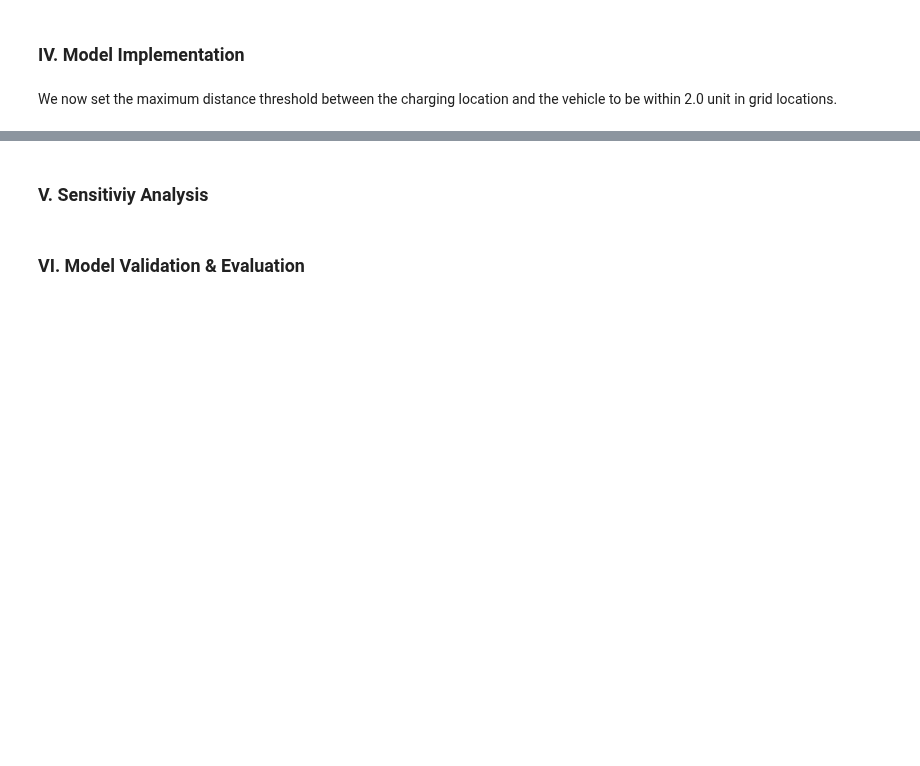
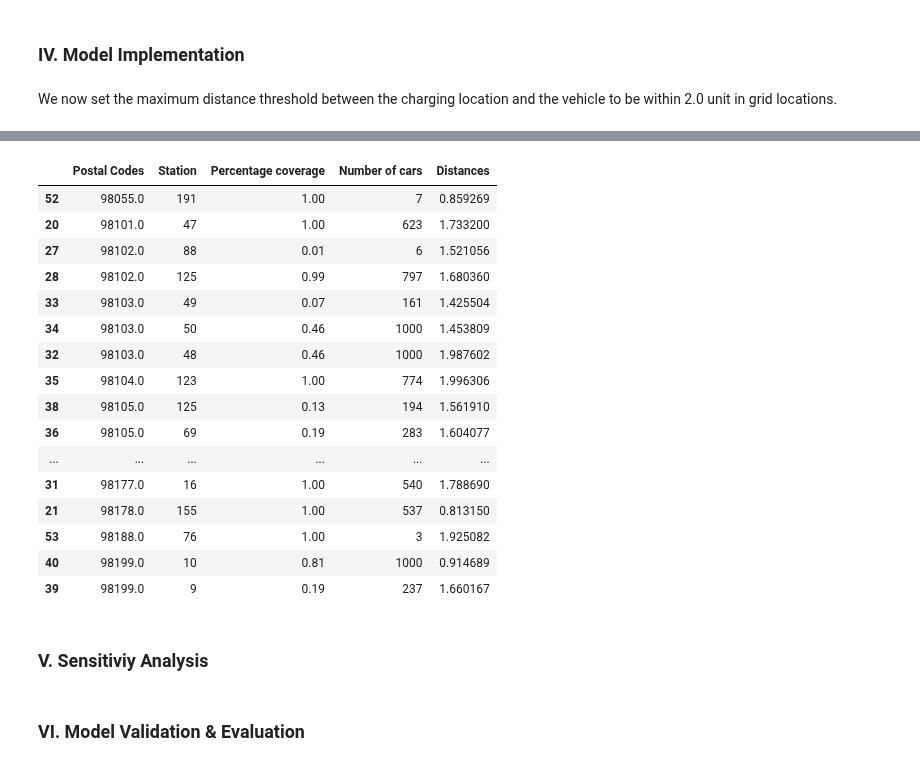
Before and after one commit to lqminhhh/Charging-Location-Optimization, a Jupyter notebook: Final.ipynb, the cells around one changed output, grey strips where cells are left out. Drawn from its saved outputs; the diff is of its cells as text; code cells hidden in the pictures; blank space fills up the shorter version.

```diff
--- a/Final.ipynb
+++ b/Final.ipynb
@@ -408,3 +402,31 @@ distances[98144.0, 16]
+# %%
+result = []
+for (i, j) in ck:
+    if X_var[(i,j)].X > 0:
+        result.append((i, j, round(X_var[(i,j)].X, 2), int(n[i] * X_var[(i,j)].X), distances[(i, j)]))
+
+result_table = pd.DataFrame(result)
+result_table.columns = ["Postal Codes", "Station", "Percentage coverage", "Number of cars", "Distances"]
+result_table = result_table.sort_values(by="Postal Codes")
+result_table
+# %% [output]
+|  | Postal Codes | Station | Percentage coverage | Number of cars | Distances |
+| 52 | 98055.0 | 191 | 1.00 | 7 | 0.859269 |
+| 20 | 98101.0 | 47 | 1.00 | 623 | 1.733200 |
+| 27 | 98102.0 | 88 | 0.01 | 6 | 1.521056 |
+| 28 | 98102.0 | 125 | 0.99 | 797 | 1.680360 |
+| 33 | 98103.0 | 49 | 0.07 | 161 | 1.425504 |
+| 34 | 98103.0 | 50 | 0.46 | 1000 | 1.453809 |
+| 32 | 98103.0 | 48 | 0.46 | 1000 | 1.987602 |
+| 35 | 98104.0 | 123 | 1.00 | 774 | 1.996306 |
+| 38 | 98105.0 | 125 | 0.13 | 194 | 1.561910 |
+| 36 | 98105.0 | 69 | 0.19 | 283 | 1.604077 |
+| ... | ... | ... | ... | ... | ... |
+| 31 | 98177.0 | 16 | 1.00 | 540 | 1.788690 |
+| 21 | 98178.0 | 155 | 1.00 | 537 | 0.813150 |
+| 53 | 98188.0 | 76 | 1.00 | 3 | 1.925082 |
+| 40 | 98199.0 | 10 | 0.81 | 1000 | 0.914689 |
+| 39 | 98199.0 | 9 | 0.19 | 237 | 1.660167 |
 # %% [markdown]
 ### V. Sensitiviy Analysis
 # %% [markdown]
```
Also changed, not shown: parts of 9 cells of this notebook.
